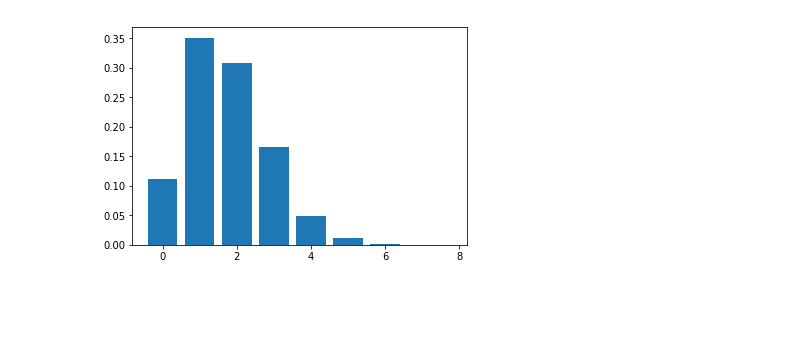
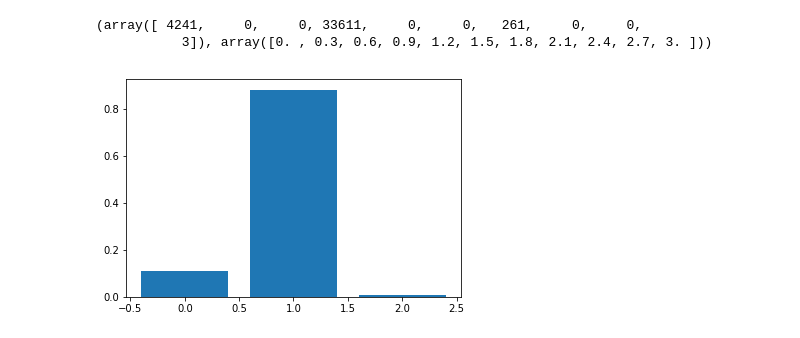
Before and after one commit to alessiosarullo/PartHOIZS, a Jupyter notebook: analysis/analyse_hico_hake.ipynb, the cells around one changed output. Saved outputs shown, nothing was run; the diff lists cells and outputs as text; code cells hidden in the pictures; blank space fills up the shorter version.

```diff
--- a/analysis/analyse_hico_hake.ipynb
+++ b/analysis/analyse_hico_hake.ipynb
@@ -39,12 +74,16 @@ for i in range(6):
 # %%
 null_interactions = (hh.interactions[:, 0] == 0)
-# objs = inters @ hh.interaction_to_object_mat
-objs = inters[:, ~null_interactions] @ hh.interaction_to_object_mat[~null_interactions, :]
+i2o_mat = hh.interaction_to_object_mat[~null_interactions, :]
+# objs = inters @ i2o_mat
+objs = np.minimum(1, inters[:, ~null_interactions] @ i2o_mat)
 
 num_objs_per_img = objs.sum(axis=1)
+print(np.histogram(num_objs_per_img))
 
 plt.hist(num_objs_per_img, bins=np.unique(num_objs_per_img),
          rwidth=0.8, align='left', density=True)
 plt.show()
 # %% [output]
+(array([ 4241,     0,     0, 33611,     0,     0,   261,     0,     0,
+           3]), array([0. , 0.3, 0.6, 0.9, 1.2, 1.5, 1.8, 2.1, 2.4, 2.7, 3. ]))
-[figure, old version]
+[figure, new version]
```
Also changed, not shown: parts of 4 cells of this notebook, 45 other files.
